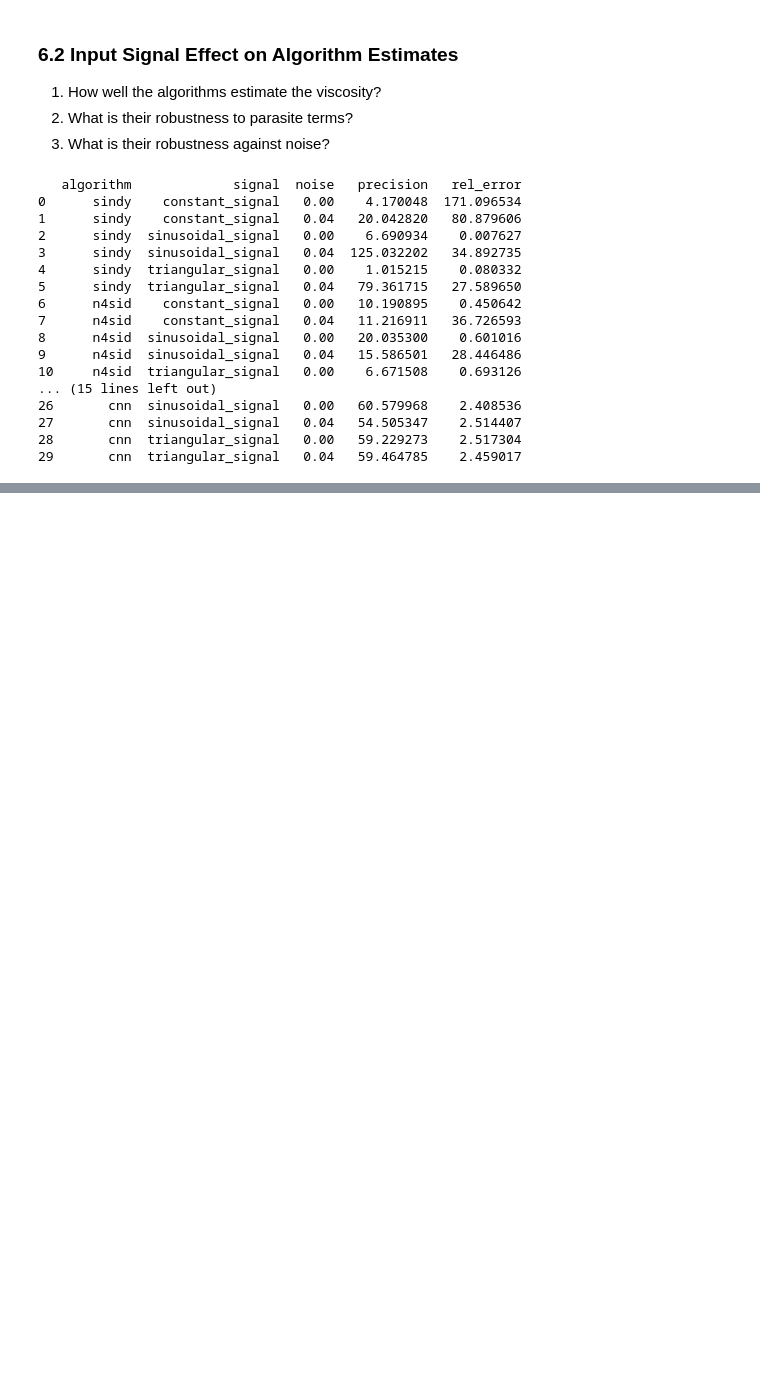
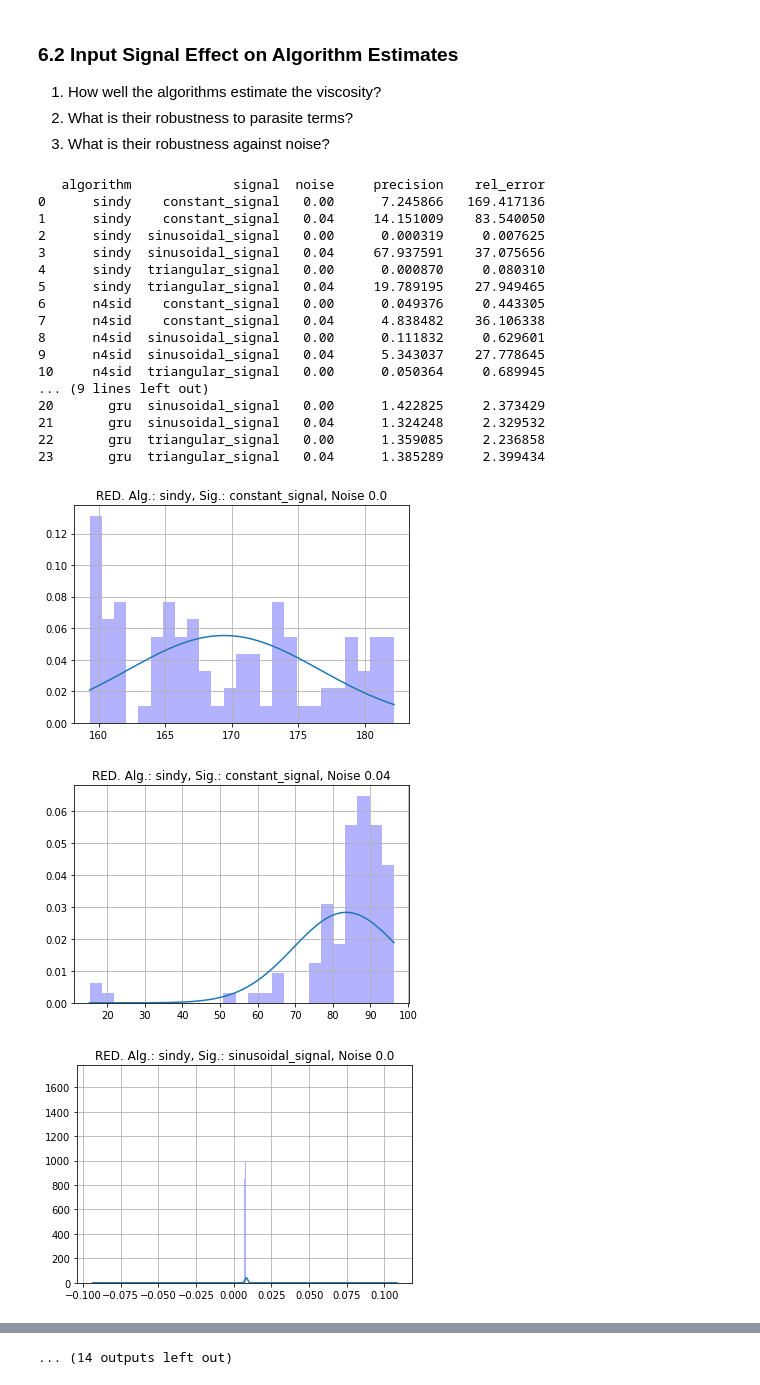
Before and after one commit to iscar-ucm/viscoBench, a Jupyter notebook: analysis/02_algorithms_comparison.ipynb, the cells around one changed output, grey strips where cells are left out. Cells and saved outputs as stored; diff of their text form; code cells hidden in the pictures; blank space fills up the shorter version.

```diff
--- a/analysis/02_algorithms_comparison.ipynb
+++ b/analysis/02_algorithms_comparison.ipynb
@@ -327,10 +345,10 @@ class estimate_visc_ann:
         return 10*incT / alpha
 # %%
 gru_model_path = "..\model_training\models\lstm_2024_08_20_18_12.model"
-gru_model_cfg = "..\model_training\data\dataset03_alpha\model_cfg.yaml"
+gru_model_cfg = "..\model_training\data\dataset03_alpha_500samples\model_cfg.yaml"
 
 cnn_model_path = "..\model_training\models\cnn_2024_08_20_18_39.model"
-cnn_model_cfg = "..\model_training\data\dataset03_alpha\model_cfg.yaml"
+cnn_model_cfg = "..\model_training\data\dataset03_alpha_500samples\model_cfg.yaml"
 
 
 # Encapsulate all algorithms inside a dictionary
@@ -339,7 +357,7 @@ alg_dict = {
     "n4sid": estimate_visc_n4sid(),
     "forl": estimate_visc_forl(),
     "gru": estimate_visc_ann(gru_model_path, gru_model_cfg),
-    "cnn": estimate_visc_ann(cnn_model_path, cnn_model_cfg)
+    # "cnn": estimate_visc_ann(cnn_model_path, cnn_model_cfg)
 }
 # %% [output]
  You'll have to use FROLS(estimator=LeastSquares()) instead.
@@ -589,44 +607,76 @@ Algorithm: cnn
 # %%
 # Get the accuracy by algorithm, for each type of input signal, with and without noise
 analysis_dict = {
     "algorithm": [],
     "signal": [],
     "noise": [],
     "precision": [],
     "rel_error": []
+}
+dists = {
+    "params": [],
+    "x": [],
+    "y": []
 }
 for alg_name in alg_dict.keys():
     for sim_i, sim_cond in enumerate(sim_conditions):
         subset_df = res_sig_df.loc[
             (res_sig_df["algorithm"] == alg_name) &
             (res_sig_df["signal"] == sim_cond["sig"].__name__) &
             (res_sig_df["noise"] == sim_cond["noise"])
         ]
         analysis_dict["algorithm"].append( alg_name )
         analysis_dict["signal"].append( sim_cond["sig"].__name__ )
         analysis_dict["noise"].append( sim_cond["noise"] )
         analysis_dict["rel_error"].append( subset_df["est_acc"].mean() )
         analysis_dict["precision"].append(
-            subset_df["est_acc"].std() / subset_df["est_acc"].mean() * 100
+            subset_df["est_acc"].std()
          )
+        # Fit distributions for visualization
+        # Normal distribution
+        dists["params"].append( norm_dist.fit( subset_df["est_acc"] ) )
+        if ( np.max(subset_df["est_acc"]) - np.min(subset_df["est_acc"]) > 0.2):
+            dists["x"].append( np.linspace(np.min(subset_df["est_acc"]),
+                                           min(np.max(subset_df["est_acc"]), 250),
+                                           100) )
+        else:
+            dists["x"].append(np.linspace(np.min(subset_df["est_acc"])-0.1,
+                                          np.max(subset_df["est_acc"])+0.1,
+                                          100))
+        dists["y"].append( norm_dist.pdf(dists["x"][-1], *dists["params"][-1]) )
+        # And plot them
+        plt.plot(dists["x"][-1], dists["y"][-1])
+        plt.hist(np.clip(subset_df["est_acc"], a_min=0, a_max=250),
+                 bins=25, density=True, alpha=0.3, color='b')
+        plt.title( "RED. Alg.: "+alg_name+
+                   ", Sig.: {}, Noise {}".format(sim_cond["sig"].__name__,
+                                                 sim_cond["noise"]) )
+        plt.grid(True)
+        plt.figure()
 
 benchmark_df = pd.DataFrame(analysis_dict)
 print(benchmark_df)
+
+# Show
+plt.show()
 # %% [output]
-   algorithm             signal  noise   precision   rel_error
-0      sindy    constant_signal   0.00    4.170048  171.096534
-1      sindy    constant_signal   0.04   20.042820   80.879606
-2      sindy  sinusoidal_signal   0.00    6.690934    0.007627
-3      sindy  sinusoidal_signal   0.04  125.032202   34.892735
-4      sindy  triangular_signal   0.00    1.015215    0.080332
-5      sindy  triangular_signal   0.04   79.361715   27.589650
-6      n4sid    constant_signal   0.00   10.190895    0.450642
-7      n4sid    constant_signal   0.04   11.216911   36.726593
-8      n4sid  sinusoidal_signal   0.00   20.035300    0.601016
-9      n4sid  sinusoidal_signal   0.04   15.586501   28.446486
-10     n4sid  triangular_signal   0.00    6.671508    0.693126
-... (15 lines left out)
-26       cnn  sinusoidal_signal   0.00   60.579968    2.408536
-27       cnn  sinusoidal_signal   0.04   54.505347    2.514407
-28       cnn  triangular_signal   0.00   59.229273    2.517304
-29       cnn  triangular_signal   0.04   59.464785    2.459017
+   algorithm             signal  noise     precision    rel_error
+0      sindy    constant_signal   0.00      7.245866   169.417136
+1      sindy    constant_signal   0.04     14.151009    83.540050
+2      sindy  sinusoidal_signal   0.00      0.000319     0.007625
+3      sindy  sinusoidal_signal   0.04     67.937591    37.075656
+4      sindy  triangular_signal   0.00      0.000870     0.080310
+5      sindy  triangular_signal   0.04     19.789195    27.949465
+6      n4sid    constant_signal   0.00      0.049376     0.443305
+7      n4sid    constant_signal   0.04      4.838482    36.106338
+8      n4sid  sinusoidal_signal   0.00      0.111832     0.629601
+9      n4sid  sinusoidal_signal   0.04      5.343037    27.778645
+10     n4sid  triangular_signal   0.00      0.050364     0.689945
+... (9 lines left out)
+20       gru  sinusoidal_signal   0.00      1.422825     2.373429
+21       gru  sinusoidal_signal   0.04      1.324248     2.329532
+22       gru  triangular_signal   0.00      1.359085     2.236858
+23       gru  triangular_signal   0.04      1.385289     2.399434
+[figure, added]
+[figure, added]
+[figure, added]
@@ -632,0 +691 @@ print(benchmark_df)
+... (14 outputs left out)
```
Also changed, not shown: parts of 5 cells of this notebook, 15 other files.
